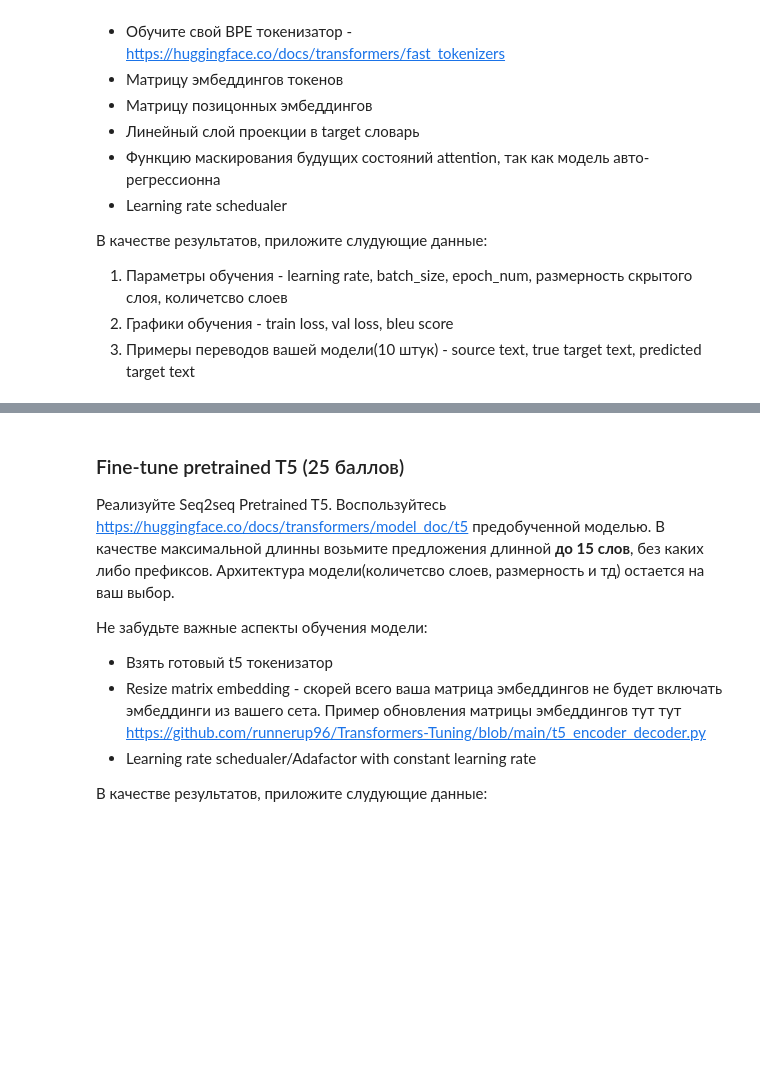
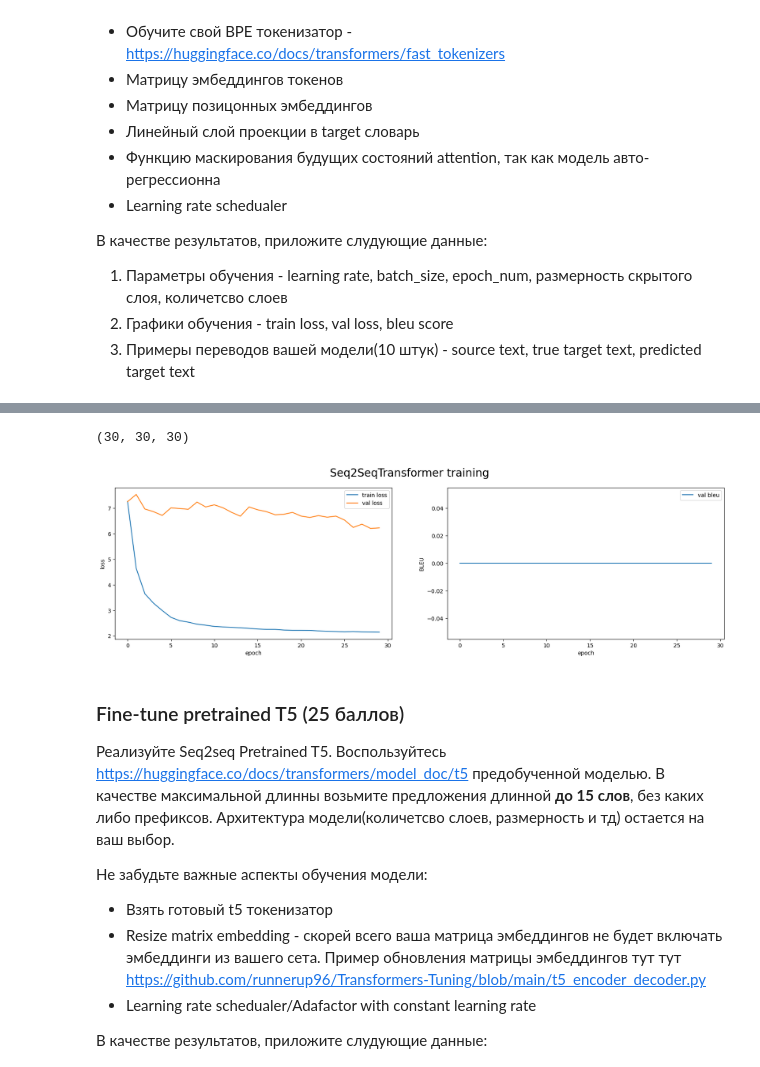
Before and after one commit to kalibri111/tmprep, a Jupyter notebook: HW_Transformers/Transfomers training.ipynb, the cells around one changed output, grey strips where cells are left out. Cells and saved outputs as stored; diff of their text form; code cells hidden in the pictures; blank space fills up the shorter version.

```diff
--- a/HW_Transformers/Transfomers training.ipynb
+++ b/HW_Transformers/Transfomers training.ipynb
@@ -172,3 +378,24 @@ trainer_transformer.train(train_dataloader, val_dataloader)
+# %%
+DATAPATH = 'training_logs_transformer'
+progress_file_path = os.path.join(DATAPATH, "progress_log.txt")
+file_content = open(progress_file_path, 'r').read().split("\n")
+# %%
+train_loss_list, val_loss_list, val_bleu_list = [], [], []
+for line in file_content:
+    d = extract_values(line)
+    if len(d) > 0:
+        train_loss_list.append(d['train_loss'])
+        val_loss_list.append(d['val_loss'])
+        val_bleu_list.append(d['bleu_score'])
+
+
+len(train_loss_list), len(val_loss_list), len(val_bleu_list)
+# %% [output]
+(30, 30, 30)
+# %%
+plot_results(train_loss_list, val_loss_list, val_bleu_list, run_name='Seq2SeqTransformer training')
+# %% [output]
+[figure, added]
 # %% [markdown]
 ### Fine-tune pretrained T5 (25 баллов)
 
```
Also changed, not shown: parts of 3 cells of this notebook, 5 other files.
